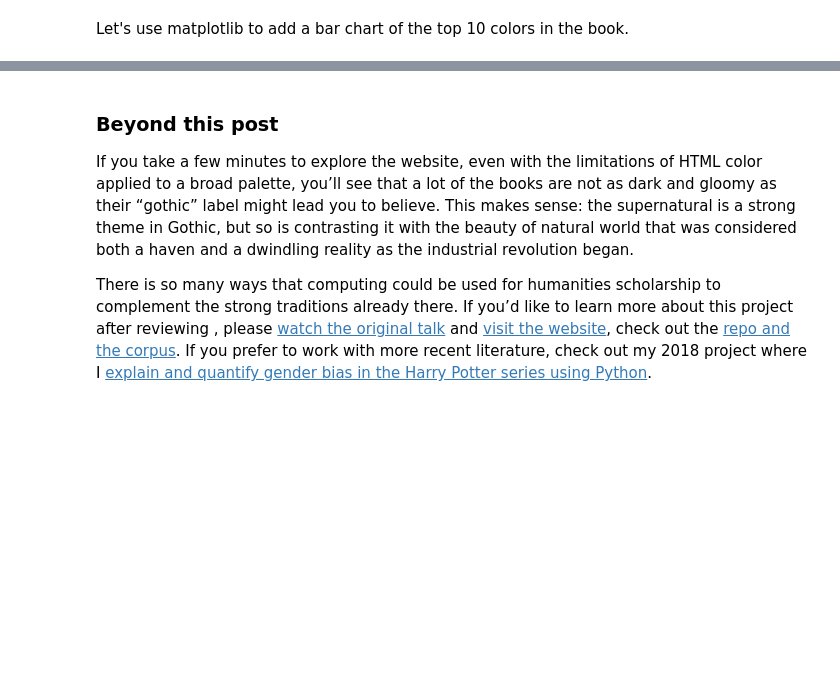
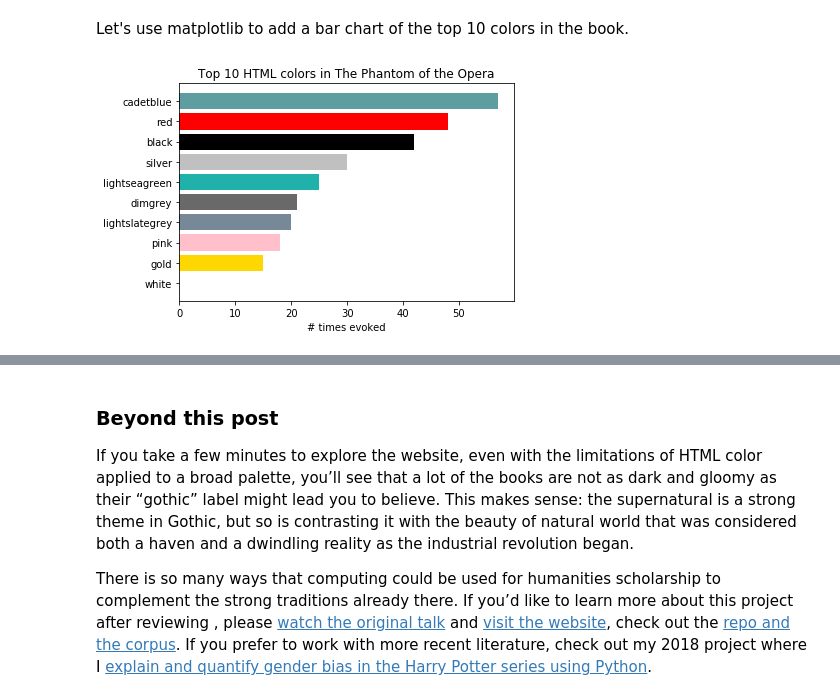
Before and after one commit to eleanorstrib/gothic-colors-blog, a Jupyter notebook: gothic_post.ipynb, the cells around one changed output, grey strips where cells are left out. Drawn from its saved outputs; the diff is of its cells as text; code cells hidden in the pictures; blank space fills up the shorter version.

Commit message:
adjusted color lists

```diff
--- a/gothic_post.ipynb
+++ b/gothic_post.ipynb
@@ -68,7 +80,7 @@ color_dict, modern_color_words = id_color_words()
 
 print("There are %d color words in our dictionary that were in use before 1914, per the OED." % len(color_dict))
 print()
-sample_colors = list(color_dict.keys())[230:240]
+sample_colors = list(color_dict.keys())[330:340]
 print("Here is a sample - first value in the tuple is the HTML color, the second is the color family.")
 for s in sample_colors:
     print(s, ":", color_dict[s])
@@ -213,6 +281,7 @@ def group_to_plot(color_dict, c_i_t):
     color_summary = defaultdict(int)
     for c in c_i_t:
         color_summary[color_dict[c[0]][0]] += 1
-    color_sum_a = dict(OrderedDict(sorted(color_summary.items(), key=lambda t: t[1])))
-    color_sum_d = dict(OrderedDict(sorted(color_summary.items(), key=lambda t: t[1], reverse=True)))
+
+    color_sum_a = sorted(color_summary.items(), key=lambda t: t[1], reverse=True)
+    color_sum_d = sorted(color_summary.items(), key=lambda t: t[1])
     return color_sum_a, color_sum_d
@@ -222,14 +305,17 @@ print (json.dumps(html_color_counts_dsc, indent=1))
 # %% [markdown]
 Let's use matplotlib to add a bar chart of the top 10 colors in the book.
 # %%
-colors = list(html_color_counts_asc.keys())[-9:]
-counts = list(html_color_counts_asc.values())[-9:]
+colors = [t[0] for t in html_color_counts_dsc][-10:]
+counts = [t[1] for t in html_color_counts_dsc][-10:]
+
 y_pos = np.arange(len(counts))
 
 plt.barh(y_pos, counts, align='center', color=colors)
 plt.yticks(y_pos, colors)
 plt.xlabel('# times evoked')
 plt.title('Top 10 HTML colors in ' + title)
 
 plt.show()
+# %% [output]
+[figure, added]
 # %% [markdown]
```
Also changed, not shown: parts of 12 cells of this notebook.
